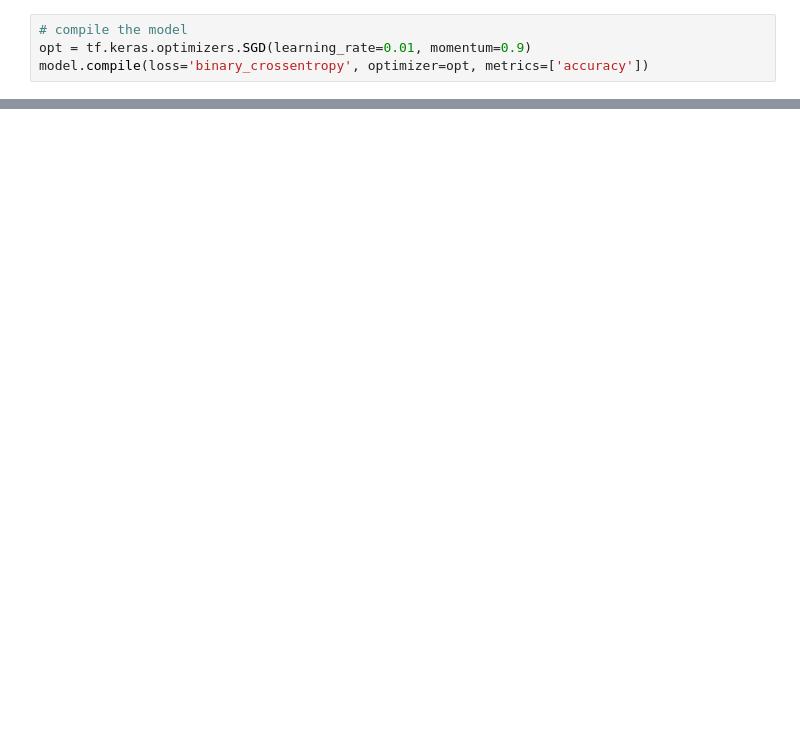
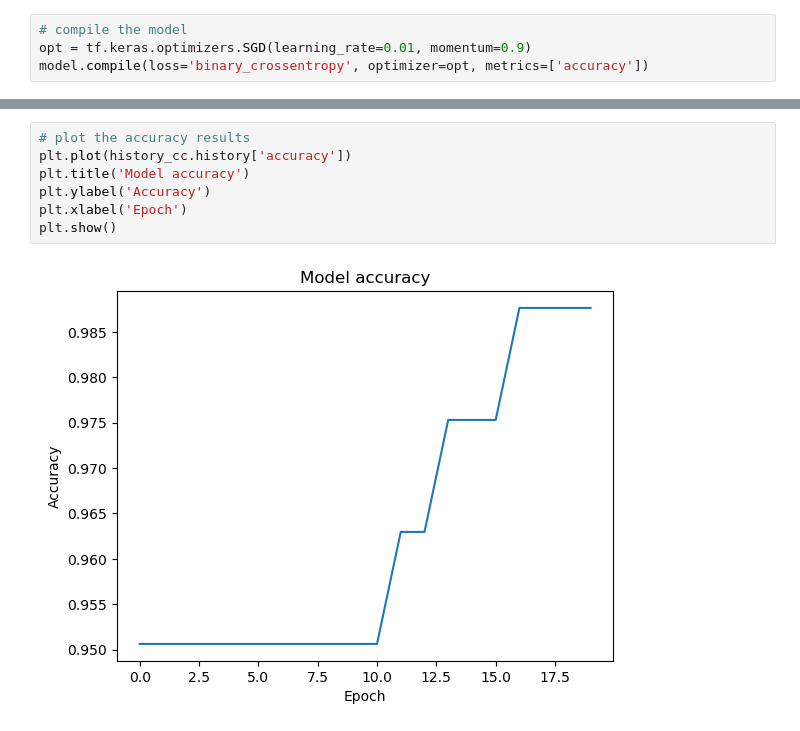
Before and after one commit to DoongDoongMaster/auto-drum-transcription, a Jupyter notebook: src/drum_classification_sequence.ipynb, the cells around one changed output, grey strips where cells are left out. Drawn from its saved outputs; the diff is of its cells as text; blank space fills up the shorter version.

```diff
--- a/src/drum_classification_sequence.ipynb
+++ b/src/drum_classification_sequence.ipynb
@@ -394,0 +648,9 @@ loss, accuracy = model.evaluate(X_test, Y_test)
+# %%
+# plot the accuracy results
+plt.plot(history_cc.history['accuracy'])
+plt.title('Model accuracy')
+plt.ylabel('Accuracy')
+plt.xlabel('Epoch')
+plt.show()
+# %% [output]
+[figure, added]
```
Also changed, not shown: parts of 57 cells of this notebook.
